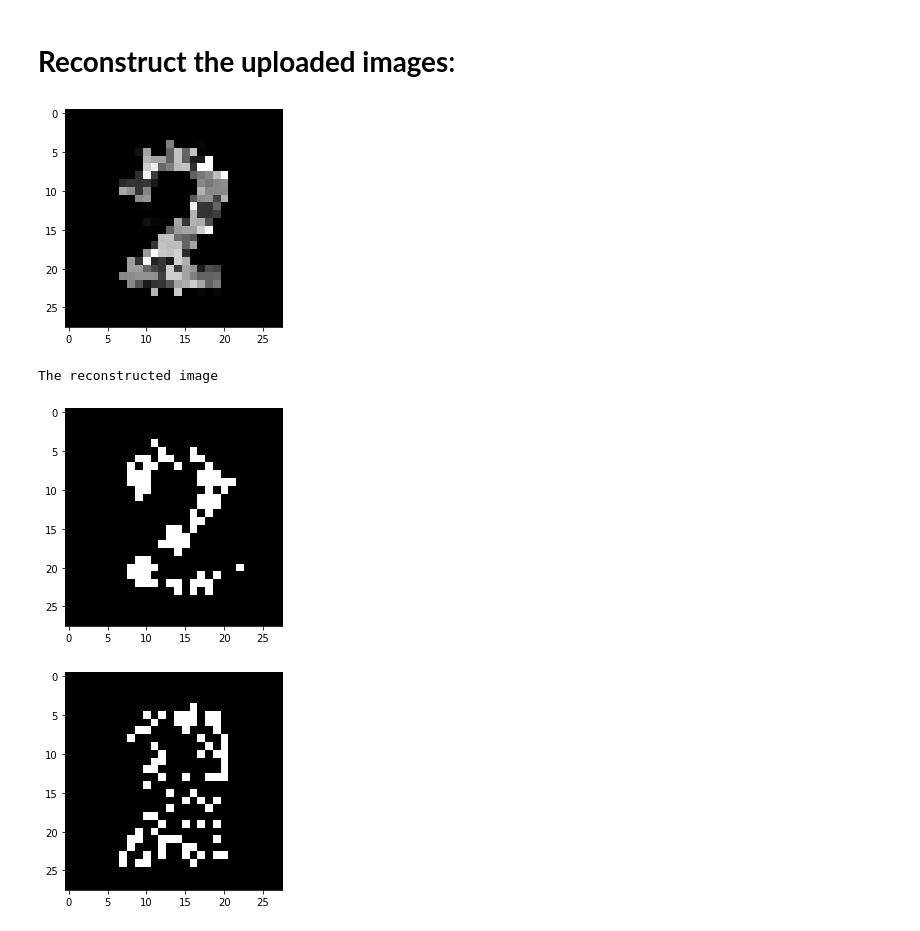
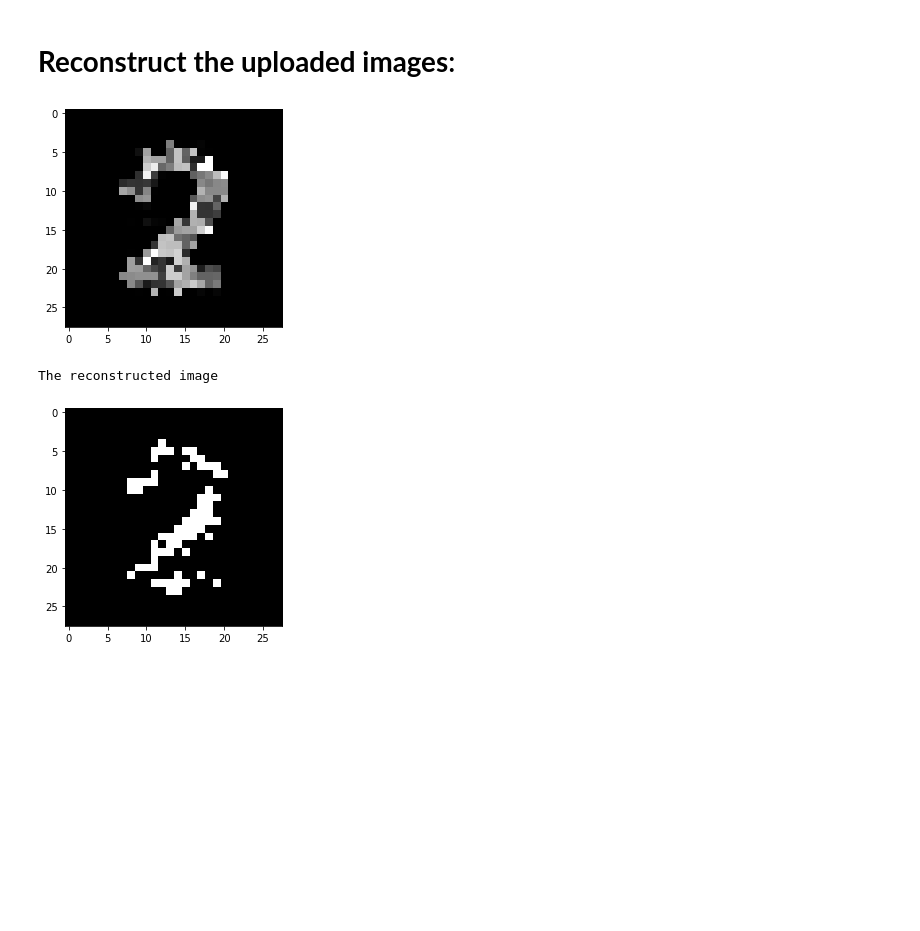
Before and after one commit to lilanpei/Restricted-Boltzmann-Machine-and-Deep-Belief-Network-on-MINIST, a Jupyter notebook: RBM&DBN_on_MNIST.ipynb, the cells around one changed output. Saved outputs shown, nothing was run; the diff lists cells and outputs as text; code cells hidden in the pictures; blank space fills up the shorter version.

```diff
--- a/RBM&DBN_on_MNIST.ipynb
+++ b/RBM&DBN_on_MNIST.ipynb
@@ -16,12 +16,14 @@ from torch.autograd import Variable
 BATCHSIZE = 16
 VISIBLE_UNITS = 28*28
 HIDDEN_UNITS = 100
-CD_K = 1
-EPOCHS = 40
+CD_K = 2
+EPOCHS = 20
 
 # load datasets
 tr_dataset = datasets.MNIST('data/mnist', train=True, transform=transforms.ToTensor(), download=True)
 tr_loader = torch.utils.data.DataLoader(tr_dataset, batch_size=BATCHSIZE)
-
 ts_dataset = datasets.MNIST('data/mnist', train=False, transform=transforms.ToTensor(), download=True)
 ts_loader = torch.utils.data.DataLoader(ts_dataset, batch_size=BATCHSIZE)
+train_set, val_set = torch.utils.data.random_split(tr_dataset, [50000, 10000])
+train_loader = torch.utils.data.DataLoader(train_set, batch_size=BATCHSIZE)
+val_loader = torch.utils.data.DataLoader(val_set, batch_size=BATCHSIZE)
@@ -37,8 +58,7 @@ class RBM():
     self.momentum_rate = momentum_rate
     self.w_decay = w_decay
 
-    #self.w = torch.randn(n_visible, n_hidden) * 0.1
-    self.w = torch.normal(0, 0.01, size = (n_visible, n_hidden))
+    self.w = torch.randn(n_visible, n_hidden) * 0.1
     self.visible_b = torch.ones(n_visible) * 0.5
     self.hidden_b = torch.zeros(n_hidden)
 
@@ -484,7 +509,7 @@ plt.savefig('output.png')
 ## Define DBN model:
 # %%
 class DBN(nn.Module):
-  def __init__(self, n_visible=28*28, n_hiddens=[HIDDEN_UNITS, HIDDEN_UNITS], k=1):
+  def __init__(self, n_visible=VISIBLE_UNITS, n_hiddens=[HIDDEN_UNITS, HIDDEN_UNITS, HIDDEN_UNITS], k=1):
     super(DBN, self).__init__()
 
     self.n_layers = len(n_hiddens)
@@ -514,11 +539,6 @@ class DBN(nn.Module):
     '''
     go till the final layer and then reconstruct
     '''
-    # visible_p = input
-
-    # for i in range(len(self.rbm_layers)):
-    #   hidden_p, h = self.rbm_layers[i].v2h(visible_p)
-    #   visible_p = hidden_p
     hidden_p, h = self.forward(input)
     hidden = h
 
@@ -537,11 +557,10 @@ class DBN(nn.Module):
         print("-"*40)
         print("Training rbm layer number {}".format(i+1))
 
-      # Transform raw input data for rbm_layers 0:
-
-      if i == len(self.rbm_layers)-1:
+      if i:
         verbose = 0
 
+      # Transform raw input data for rbm_layers 0:
       tensor_data = tmp.type(torch.FloatTensor)
       tensor_label = train_labels.type(torch.FloatTensor)
       dataset = torch.utils.data.TensorDataset(tensor_data, tensor_label)
@@ -549,6 +568,7 @@ class DBN(nn.Module):
 
       if not debug:
         verbose = 0
+
       self.rbm_layers[i].train(n_epochs, data_loader, verbose)
       visible = tensor_data.view((tensor_data.shape[0], -1))
       hidden_p, _ = self.rbm_layers[i].v2h(visible)
@@ -1198,18 +1371,13 @@ img = example_data1[0][0]
 img = 1 - img
 # %%
 _,reconstructed_img_rbm= dbn.rbm_layers[0].h2v(dbn.rbm_layers[0].v2h(img.view(-1, VISIBLE_UNITS))[0])
-_,reconstructed_img_dbn= dbn_p.reconstruct(img.view(1,-1))
 reconstructed_img_rbm = reconstructed_img_rbm.view((28,28))
-reconstructed_img_dbn = reconstructed_img_dbn.view((28,28))
 plt.imshow(img , cmap = 'gray')
 plt.show()
 print("The reconstructed image")
 plt.imshow(reconstructed_img_rbm , cmap = 'gray')
 plt.show()
-plt.imshow(reconstructed_img_dbn , cmap = 'gray')
-plt.show()
 # %% [output]
 [figure]
 The reconstructed image
-[figure, old version]
+[figure, new version]
-[figure, removed]
```
Also changed, not shown: parts of 60 cells of this notebook, 21 other files.
